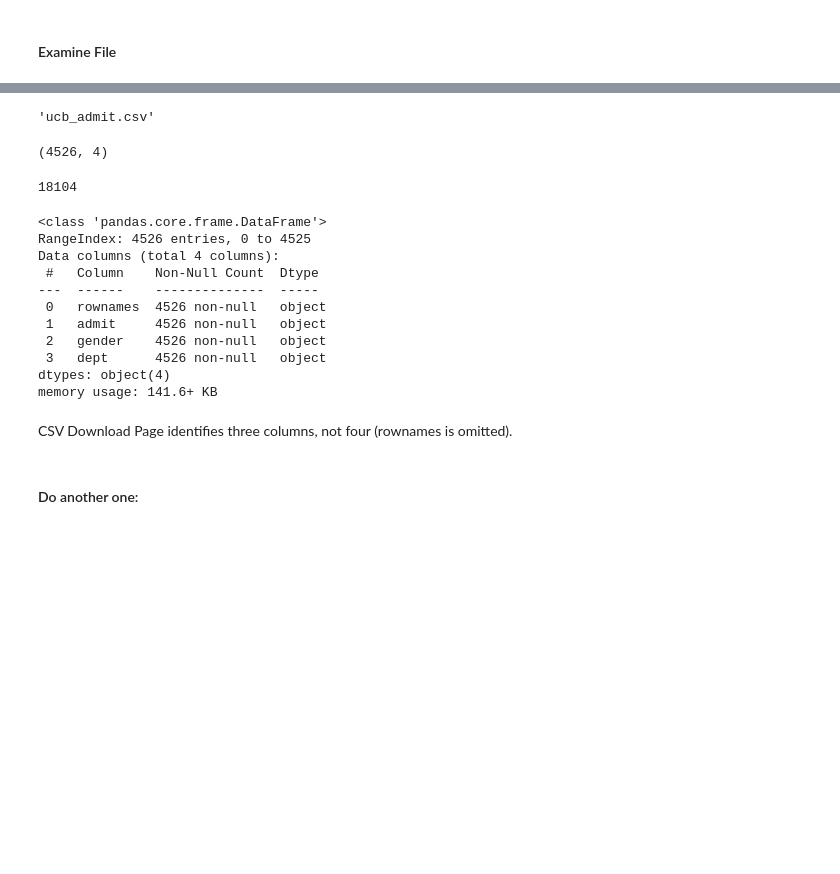
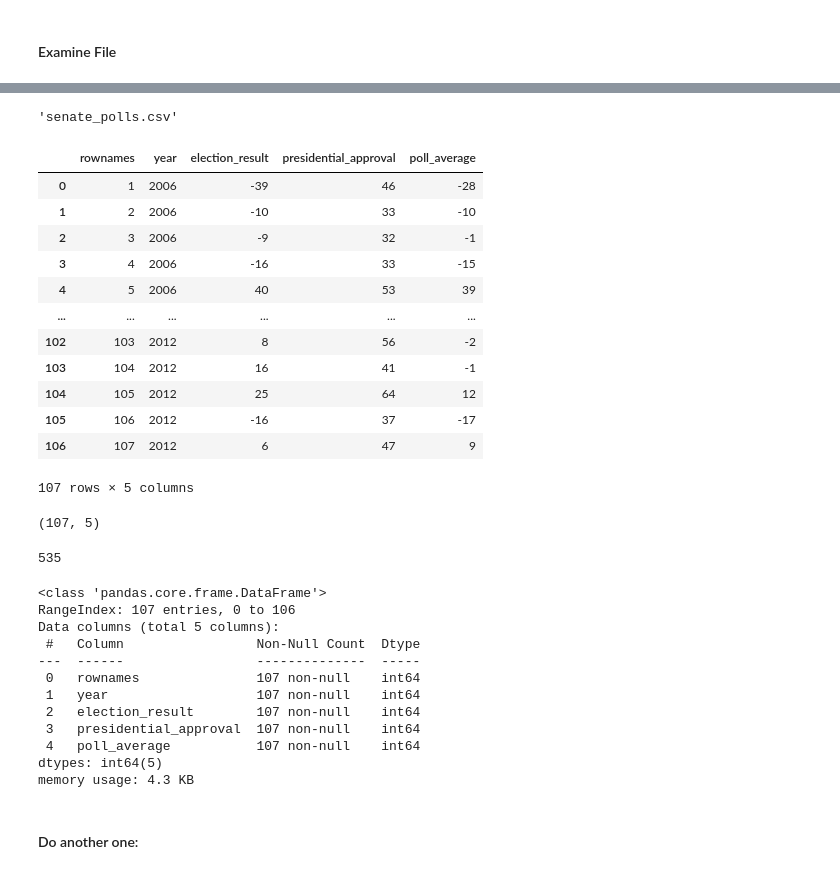
Before and after one commit to tanickell/Data-Science-Portfolio-C22, a Jupyter notebook: 00-Misc/Practice-CSV-Importing-and-Verifying.ipynb, the cells around one changed output, grey strips where cells are left out. Saved outputs shown, nothing was run; the diff lists cells and outputs as text; code cells hidden in the pictures; blank space fills up the shorter version.

```diff
--- a/00-Misc/Practice-CSV-Importing-and-Verifying.ipynb
+++ b/00-Misc/Practice-CSV-Importing-and-Verifying.ipynb
@@ -26,2 +66,2 @@ drwxr-xr-x 1 root root  4096 Nov  6 16:29 sample_data
 # %%
-url = "https://vincentarelbundock.github.io/Rdatasets/csv/openintro/ucb_admit.csv"
+url = "https://vincentarelbundock.github.io/Rdatasets/csv/fivethirtyeight/senate_polls.csv"
@@ -29,30 +89,45 @@ url = "https://vincentarelbundock.github.io/Rdatasets/csv/openintro/ucb_admit.cs
 csv_file = url.split("/")[-1]
 csv_file
 # %% [output]
-'ucb_admit.csv'
+'senate_polls.csv'
 # %%
-df = pd.read_csv( csv_file, dtype="str" )
+df_senate_polls = pd.read_csv( csv_file )
+# %%
+df_senate_polls
+# %% [output]
+|  | rownames | year | election_result | presidential_approval | poll_average |
+| 0 | 1 | 2006 | -39 | 46 | -28 |
+| 1 | 2 | 2006 | -10 | 33 | -10 |
+| 2 | 3 | 2006 | -9 | 32 | -1 |
+| 3 | 4 | 2006 | -16 | 33 | -15 |
+| 4 | 5 | 2006 | 40 | 53 | 39 |
+| ... | ... | ... | ... | ... | ... |
+| 102 | 103 | 2012 | 8 | 56 | -2 |
+| 103 | 104 | 2012 | 16 | 41 | -1 |
+| 104 | 105 | 2012 | 25 | 64 | 12 |
+| 105 | 106 | 2012 | -16 | 37 | -17 |
+| 106 | 107 | 2012 | 6 | 47 | 9 |
+107 rows × 5 columns
 # %%
-df.shape
+df_senate_polls.shape
 # %% [output]
-(4526, 4)
+(107, 5)
 # %%
-df.size
+df_senate_polls.size
 # %% [output]
-18104
+535
 # %%
-df.info()
+df_senate_polls.info()
 # %% [output]
 <class 'pandas.core.frame.DataFrame'>
-RangeIndex: 4526 entries, 0 to 4525
-Data columns (total 4 columns):
- #   Column    Non-Null Count  Dtype
----  ------    --------------  -----
- 0   rownames  4526 non-null   object
- 1   admit     4526 non-null   object
- 2   gender    4526 non-null   object
- 3   dept      4526 non-null   object
-dtypes: object(4)
-memory usage: 141.6+ KB
+RangeIndex: 107 entries, 0 to 106
+Data columns (total 5 columns):
+ #   Column                 Non-Null Count  Dtype
+---  ------                 --------------  -----
+ 0   rownames               107 non-null    int64
+ 1   year                   107 non-null    int64
+ 2   election_result        107 non-null    int64
+ 3   presidential_approval  107 non-null    int64
+ 4   poll_average           107 non-null    int64
+dtypes: int64(5)
+memory usage: 4.3 KB
-# %% [markdown]
-CSV Download Page identifies three columns, not four (rownames is omitted).
```
Also changed, not shown: parts of 27 cells of this notebook.
